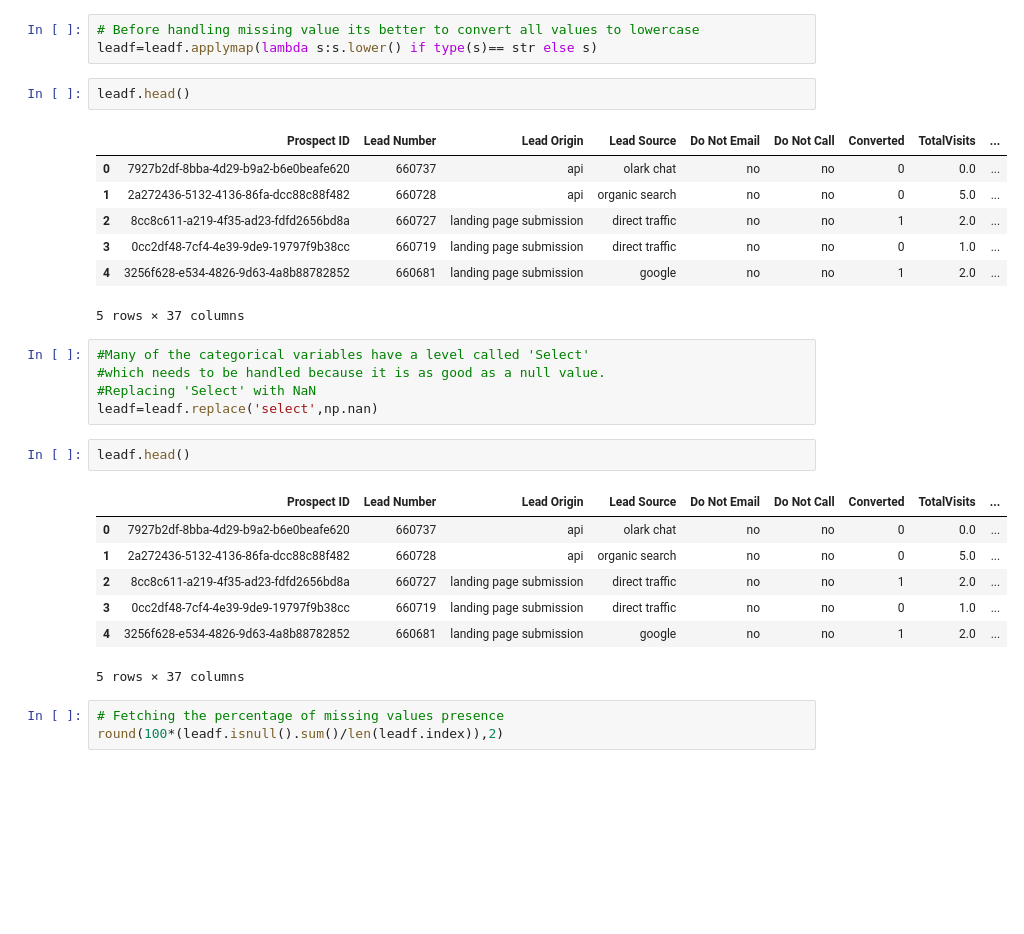
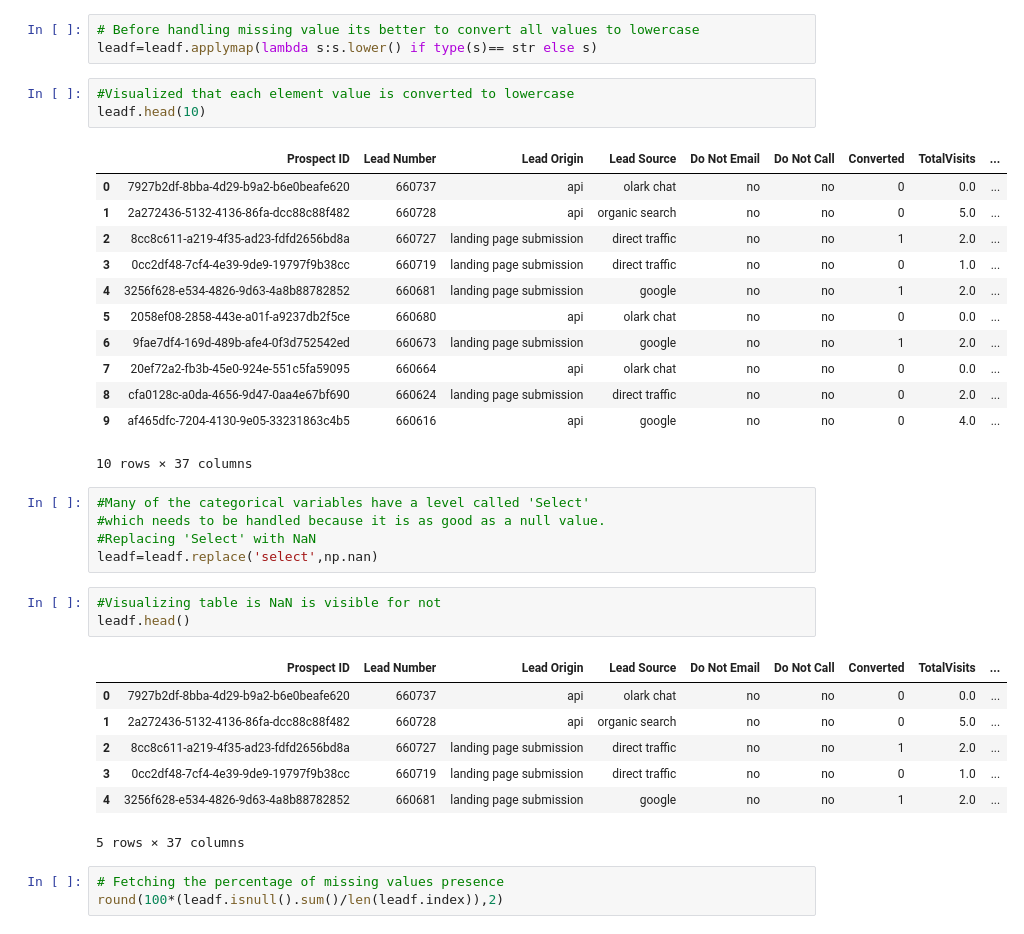
Before and after one commit to ANKIT21111/leadScore_conversion, a Jupyter notebook: LEADSCORE_ANKUR_ANKAN_ANKIT.ipynb, the cells around one changed output. Drawn from its saved outputs; the diff is of its cells as text; blank space fills up the shorter version.

```diff
--- a/leadscoredataprocess.ipynb
+++ b/LEADSCORE_ANKUR_ANKAN_ANKIT.ipynb
@@ -94,21 +106,28 @@ Lead_Number=leadf['Lead Number']
 # Before handling missing value its better to convert all values to lowercase
 leadf=leadf.applymap(lambda s:s.lower() if type(s)== str else s)
 # %%
-leadf.head()
+#Visualized that each element value is converted to lowercase
+leadf.head(10)
 # %% [output]
 |  | Prospect ID | Lead Number | Lead Origin | Lead Source | Do Not Email | Do Not Call | Converted | TotalVisits | ... |
 | 0 | 7927b2df-8bba-4d29-b9a2-b6e0beafe620 | 660737 | api | olark chat | no | no | 0 | 0.0 | ... |
 | 1 | 2a272436-5132-4136-86fa-dcc88c88f482 | 660728 | api | organic search | no | no | 0 | 5.0 | ... |
 | 2 | 8cc8c611-a219-4f35-ad23-fdfd2656bd8a | 660727 | landing page submission | direct traffic | no | no | 1 | 2.0 | ... |
 | 3 | 0cc2df48-7cf4-4e39-9de9-19797f9b38cc | 660719 | landing page submission | direct traffic | no | no | 0 | 1.0 | ... |
 | 4 | 3256f628-e534-4826-9d63-4a8b88782852 | 660681 | landing page submission | google | no | no | 1 | 2.0 | ... |
+| 5 | 2058ef08-2858-443e-a01f-a9237db2f5ce | 660680 | api | olark chat | no | no | 0 | 0.0 | ... |
+| 6 | 9fae7df4-169d-489b-afe4-0f3d752542ed | 660673 | landing page submission | google | no | no | 1 | 2.0 | ... |
+| 7 | 20ef72a2-fb3b-45e0-924e-551c5fa59095 | 660664 | api | olark chat | no | no | 0 | 0.0 | ... |
+| 8 | cfa0128c-a0da-4656-9d47-0aa4e67bf690 | 660624 | landing page submission | direct traffic | no | no | 0 | 2.0 | ... |
+| 9 | af465dfc-7204-4130-9e05-33231863c4b5 | 660616 | api | google | no | no | 0 | 4.0 | ... |
-5 rows × 37 columns
+10 rows × 37 columns
 # %%
 #Many of the categorical variables have a level called 'Select'
 #which needs to be handled because it is as good as a null value.
 #Replacing 'Select' with NaN
 leadf=leadf.replace('select',np.nan)
 # %%
+#Visualizing table is NaN is visible for not
 leadf.head()
 # %% [output]
 |  | Prospect ID | Lead Number | Lead Origin | Lead Source | Do Not Email | Do Not Call | Converted | TotalVisits | ... |
```
Also changed, not shown: parts of 88 cells of this notebook.
